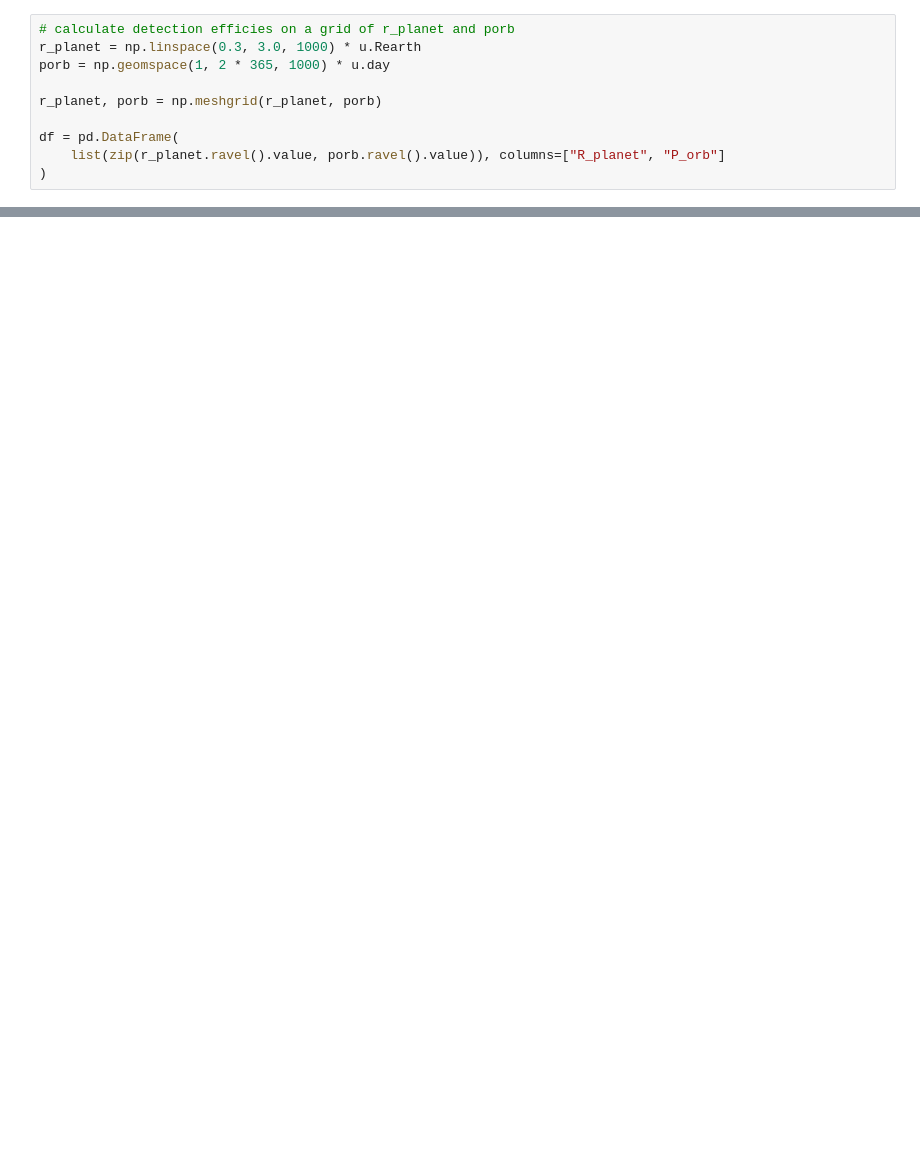
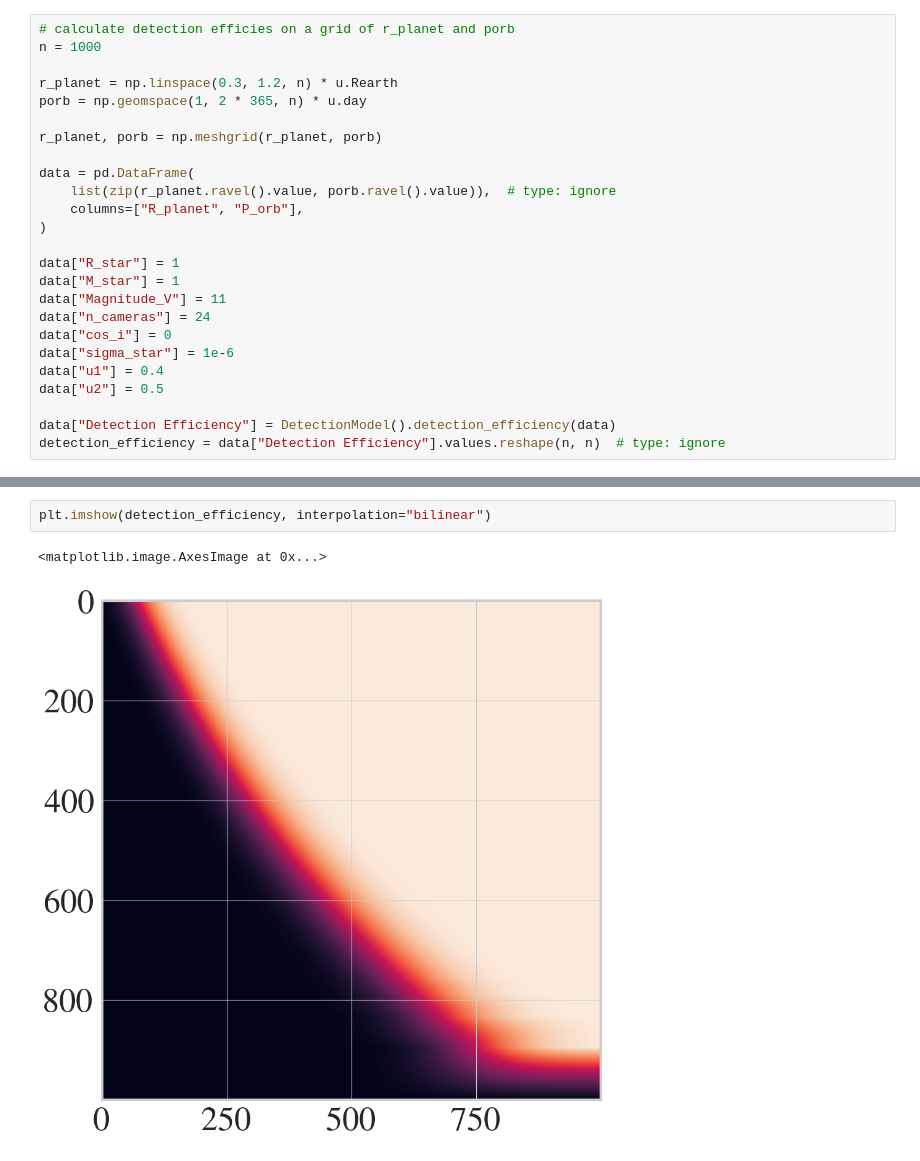
Before and after one commit to ChrisBoettner/plato, a Jupyter notebook: notebooks/05_detection_efficiency.ipynb, the cells around one changed output, grey strips where cells are left out. Cells and saved outputs as stored; diff of their text form; blank space fills up the shorter version.

```diff
--- a/notebooks/05_detection_efficiency.ipynb
+++ b/notebooks/05_detection_efficiency.ipynb
@@ -12,10 +22,25 @@ model = DetectionModel()
 # %%
 # calculate detection efficies on a grid of r_planet and porb
-r_planet = np.linspace(0.3, 3.0, 1000) * u.Rearth
-porb = np.geomspace(1, 2 * 365, 1000) * u.day
+n = 1000
+
+r_planet = np.linspace(0.3, 1.2, n) * u.Rearth
+porb = np.geomspace(1, 2 * 365, n) * u.day
 
 r_planet, porb = np.meshgrid(r_planet, porb)
 
-df = pd.DataFrame(
-    list(zip(r_planet.ravel().value, porb.ravel().value)), columns=["R_planet", "P_orb"]
+data = pd.DataFrame(
+    list(zip(r_planet.ravel().value, porb.ravel().value)),  # type: ignore
+    columns=["R_planet", "P_orb"],
 )
+
+data["R_star"] = 1
+data["M_star"] = 1
+data["Magnitude_V"] = 11
+data["n_cameras"] = 24
+data["cos_i"] = 0
+data["sigma_star"] = 1e-6
+data["u1"] = 0.4
+data["u2"] = 0.5
+
+data["Detection Efficiency"] = DetectionModel().detection_efficiency(data)
+detection_efficiency = data["Detection Efficiency"].values.reshape(n, n)  # type: ignore
@@ -141,0 +80,5 @@ plt.hist(np.log10(o[o > 0]), bins=20)
+# %%
+plt.imshow(detection_efficiency, interpolation="bilinear")
+# %% [output]
+<matplotlib.image.AxesImage at 0x...>
+[figure, added]
```
Also changed, not shown: parts of 14 cells of this notebook, 4 other files.
